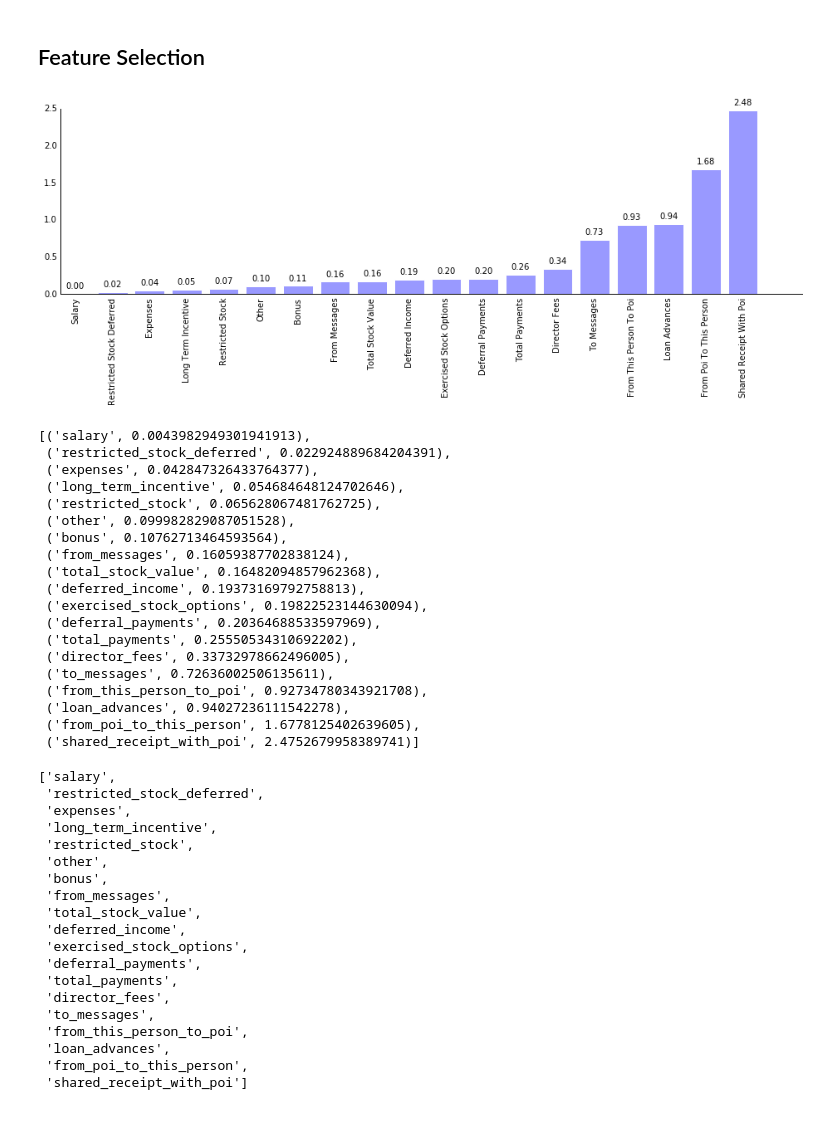
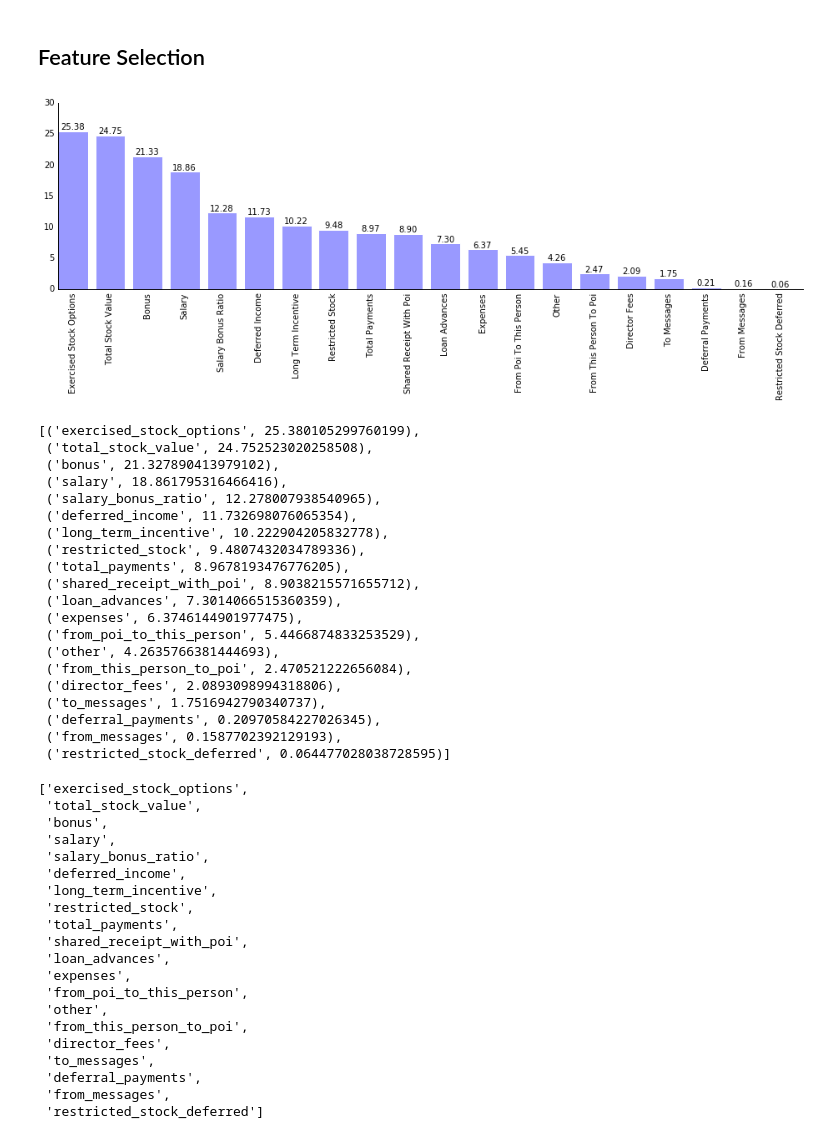
Before and after one commit to luiscruz/udacity_data_analyst, a Jupyter notebook: P05/src/Data exploration.ipynb, the cells around one changed output. Drawn from its saved outputs; the diff is of its cells as text; code cells hidden in the pictures.

```diff
--- a/P05/src/Data exploration.ipynb
+++ b/P05/src/Data exploration.ipynb
@@ -249,80 +268,86 @@ features_all = [
     'long_term_incentive',
     # 'email_address',
     'from_poi_to_this_person',
+    'salary_bonus_ratio',
 ]
 features_list=features_all
 
+
+
 data = featureFormat(data_dict, features_list, sort_keys = True)
 labels, features = targetFeatureSplit(data)
 # %%
 from sklearn.feature_selection import SelectKBest, f_classif
 
 
 # Perform feature selection
 selector = SelectKBest(f_classif, k=5)
 selector.fit(features, labels)
 
 # Get the raw p-values for each feature, and transform from p-values into scores
 scores = -np.log10(selector.pvalues_)
+scores= selector.scores_
 predictors = features_list[1:]
-sort_indices = np.argsort(scores)#[::-1]
+sort_indices = np.argsort(scores)[::-1]
 
 # Plot the scores.  See how "Pclass", "Sex", "Title", and "Fare" are the best?
 X=np.arange(len(predictors))
 Y=scores[sort_indices]
 X_labels = map(lambda x: x.replace("_"," ").title(),np.array(predictors)[sort_indices])
 ax = plt.subplot(111)
 ax.bar(X, Y,edgecolor='white',facecolor='#9999ff')
 plt.xticks(X+0.4, X_labels, rotation='vertical')
 for x,y in zip(X,Y):
     ax.text(x+0.4, y+0.05, '%.2f' % y, ha='center', va= 'bottom')
 pass
 plt.tick_params(bottom='off',top='off', right='off', left='off')
 ax.spines['top'].set_visible(False)
 ax.spines['right'].set_visible(False)
 # %% [output]
-[figure, old version]
+[figure, new version]
 # %%
 zip(np.array(predictors)[sort_indices],scores[sort_indices])
 # %% [output]
-[('salary', 0.0043982949301941913),
- ('restricted_stock_deferred', 0.022924889684204391),
- ('expenses', 0.042847326433764377),
- ('long_term_incentive', 0.054684648124702646),
- ('restricted_stock', 0.065628067481762725),
- ('other', 0.099982829087051528),
- ('bonus', 0.10762713464593564),
- ('from_messages', 0.16059387702838124),
- ('total_stock_value', 0.16482094857962368),
- ('deferred_income', 0.19373169792758813),
- ('exercised_stock_options', 0.19822523144630094),
- ('deferral_payments', 0.20364688533597969),
- ('total_payments', 0.25550534310692202),
- ('director_fees', 0.33732978662496005),
- ('to_messages', 0.72636002506135611),
- ('from_this_person_to_poi', 0.92734780343921708),
- ('loan_advances', 0.94027236111542278),
- ('from_poi_to_this_person', 1.6778125402639605),
- ('shared_receipt_with_poi', 2.4752679958389741)]
+[('exercised_stock_options', 25.380105299760199),
+ ('total_stock_value', 24.752523020258508),
+ ('bonus', 21.327890413979102),
+ ('salary', 18.861795316466416),
+ ('salary_bonus_ratio', 12.278007938540965),
+ ('deferred_income', 11.732698076065354),
+ ('long_term_incentive', 10.222904205832778),
+ ('restricted_stock', 9.4807432034789336),
+ ('total_payments', 8.9678193476776205),
+ ('shared_receipt_with_poi', 8.9038215571655712),
+ ('loan_advances', 7.3014066515360359),
+ ('expenses', 6.3746144901977475),
+ ('from_poi_to_this_person', 5.4466874833253529),
+ ('other', 4.2635766381444693),
+ ('from_this_person_to_poi', 2.470521222656084),
+ ('director_fees', 2.0893098994318806),
+ ('to_messages', 1.7516942790340737),
+ ('deferral_payments', 0.20970584227026345),
+ ('from_messages', 0.1587702392129193),
+ ('restricted_stock_deferred', 0.064477028038728595)]
 # %%
 list(np.array(predictors)[sort_indices])
 # %% [output]
-['salary',
- 'restricted_stock_deferred',
- 'expenses',
+['exercised_stock_options',
+ 'total_stock_value',
+ 'bonus',
+ 'salary',
+ 'salary_bonus_ratio',
+ 'deferred_income',
  'long_term_incentive',
  'restricted_stock',
+ 'total_payments',
+ 'shared_receipt_with_poi',
+ 'loan_advances',
+ 'expenses',
+ 'from_poi_to_this_person',
  'other',
- 'bonus',
- 'from_messages',
- 'total_stock_value',
- 'deferred_income',
- 'exercised_stock_options',
- 'deferral_payments',
- 'total_payments',
+ 'from_this_person_to_poi',
  'director_fees',
  'to_messages',
- 'from_this_person_to_poi',
- 'loan_advances',
- 'from_poi_to_this_person',
- 'shared_receipt_with_poi']
+ 'deferral_payments',
+ 'from_messages',
+ 'restricted_stock_deferred']
```
Also changed, not shown: parts of 12 cells of this notebook, 6 other files.
